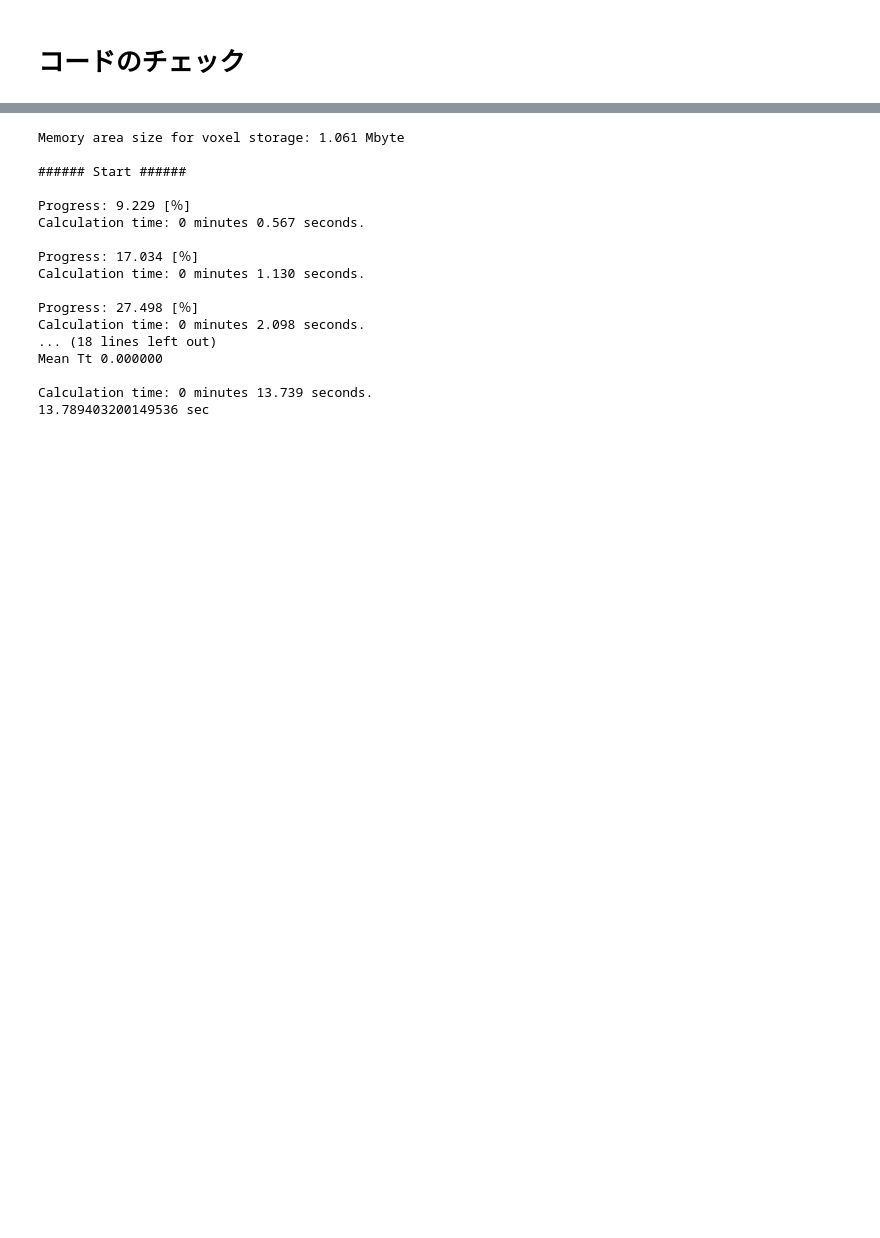
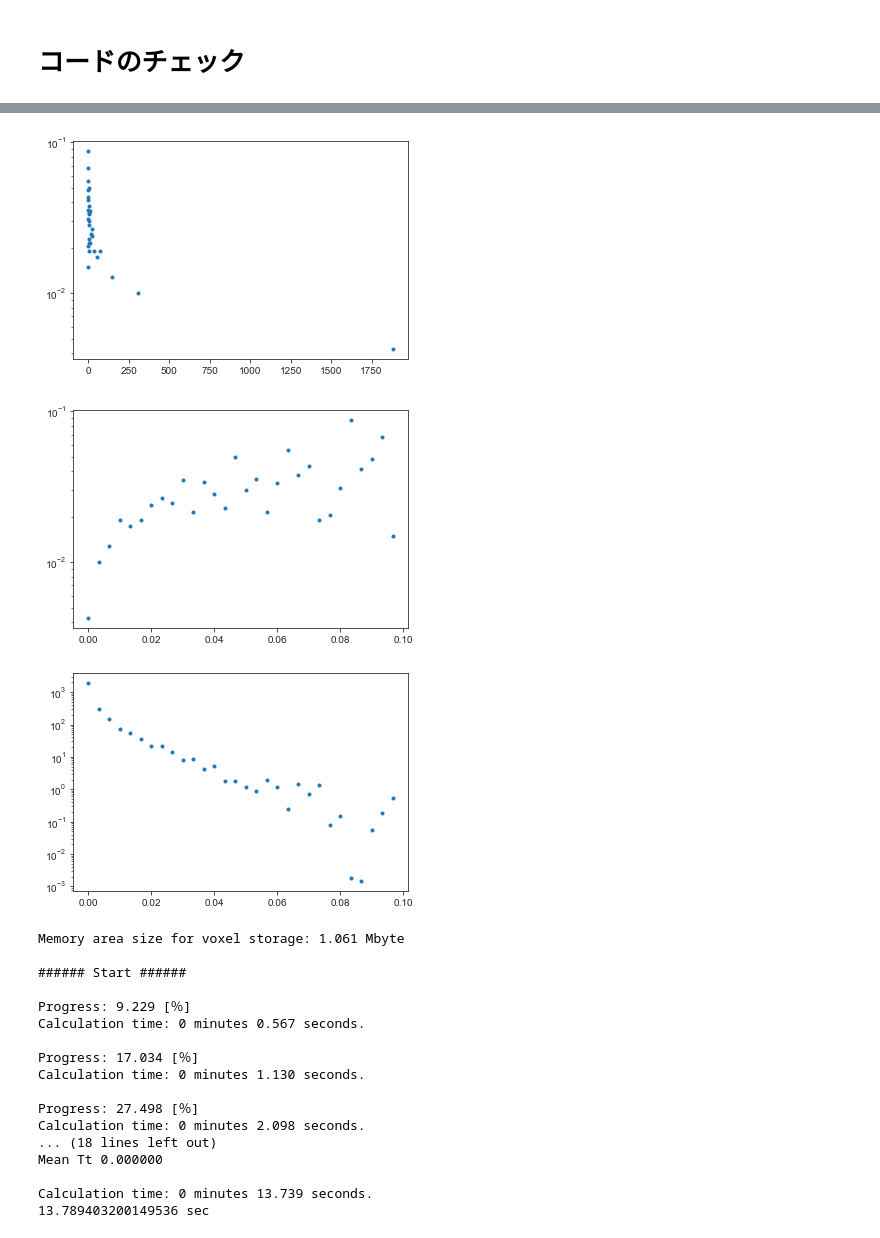
Before and after one commit to Kaname21Miura/pyMonteOpt, a Jupyter notebook: 角度のテスト.ipynb, the cells around one changed output, grey strips where cells are left out. Saved outputs shown, nothing was run; the diff lists cells and outputs as text; code cells hidden in the pictures; blank space fills up the shorter version.

```diff
--- a/角度のテスト.ipynb
+++ b/角度のテスト.ipynb
@@ -123,3 +160,17 @@ Calculation time: 0 minutes 14.381 seconds.
+# %%
+plt.plot(Rdr,Zmax,'.')
+plt.yscale('log')
+plt.show()
+plt.plot(alpha,Zmax,'.')
+plt.yscale('log')
+plt.show()
+plt.plot(alpha,Rdr,'.')
+plt.yscale('log')
+plt.show()
+# %% [output]
+[figure, added]
+[figure, added]
+[figure, added]
 # %%
 nPh = 500000
 params = {
```
Also changed, not shown: parts of 3 cells of this notebook, 1 other file.
